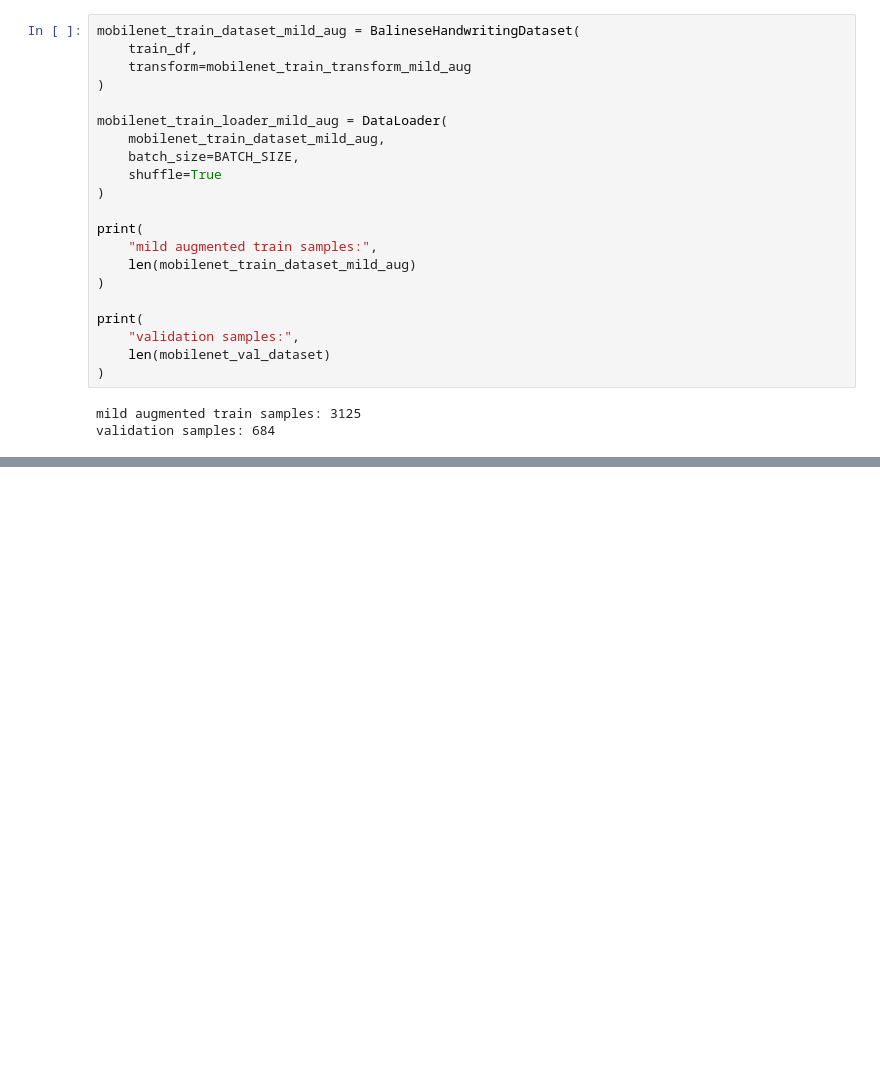
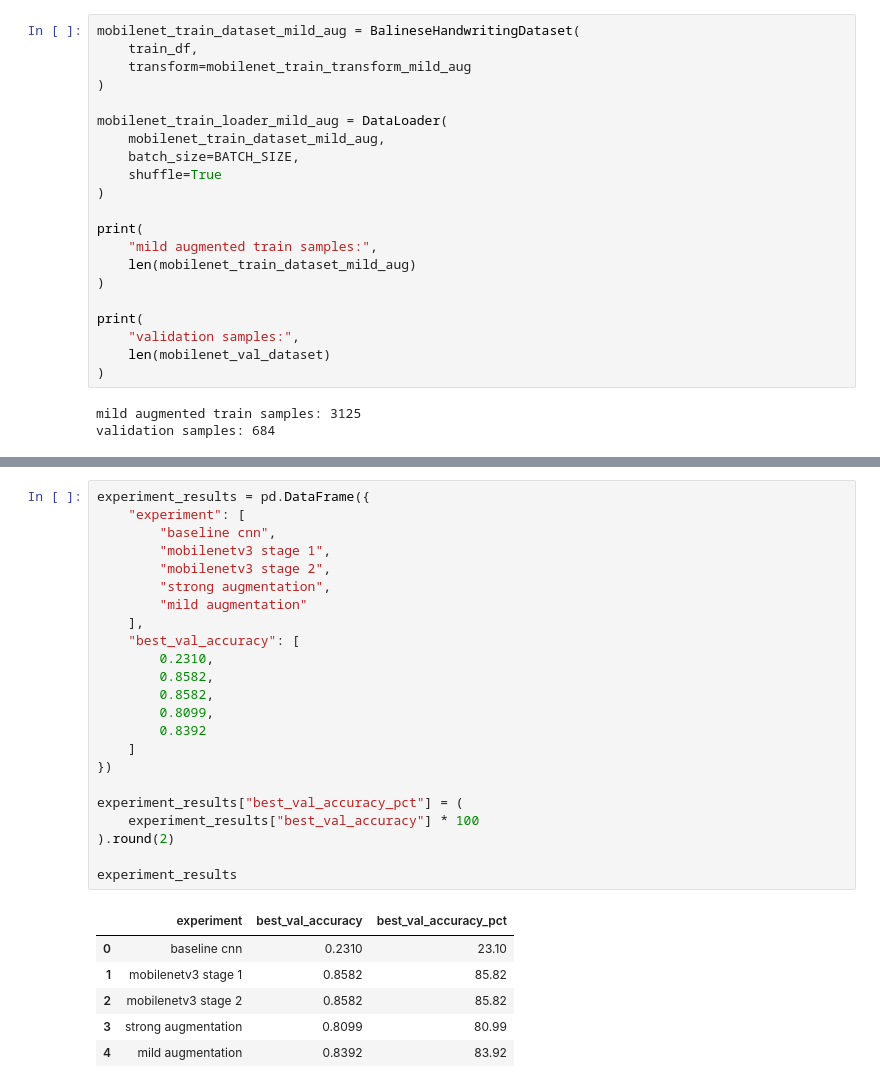
Before and after one commit to KeweKiwi/lekha-handwriting-ml, a Jupyter notebook: notebooks/02_baseline_training.ipynb, the cells around one changed output, grey strips where cells are left out. Drawn from its saved outputs; the diff is of its cells as text; blank space fills up the shorter version.

Commit message:
feat: add mild augmentation training experiment and summary analysis to baseline notebook

```diff
--- a/notebooks/02_baseline_training.ipynb
+++ b/notebooks/02_baseline_training.ipynb
@@ -1858,0 +2036,30 @@ validation samples: 684
+# %%
+experiment_results = pd.DataFrame({
+    "experiment": [
+        "baseline cnn",
+        "mobilenetv3 stage 1",
+        "mobilenetv3 stage 2",
+        "strong augmentation",
+        "mild augmentation"
+    ],
+    "best_val_accuracy": [
+        0.2310,
+        0.8582,
+        0.8582,
+        0.8099,
+        0.8392
+    ]
+})
+
+experiment_results["best_val_accuracy_pct"] = (
+    experiment_results["best_val_accuracy"] * 100
+).round(2)
+
+experiment_results
+# %% [output]
+|  | experiment | best_val_accuracy | best_val_accuracy_pct |
+| 0 | baseline cnn | 0.2310 | 23.10 |
+| 1 | mobilenetv3 stage 1 | 0.8582 | 85.82 |
+| 2 | mobilenetv3 stage 2 | 0.8582 | 85.82 |
+| 3 | strong augmentation | 0.8099 | 80.99 |
+| 4 | mild augmentation | 0.8392 | 83.92 |
```
Also changed, not shown: parts of 28 cells of this notebook, 1 other file.
